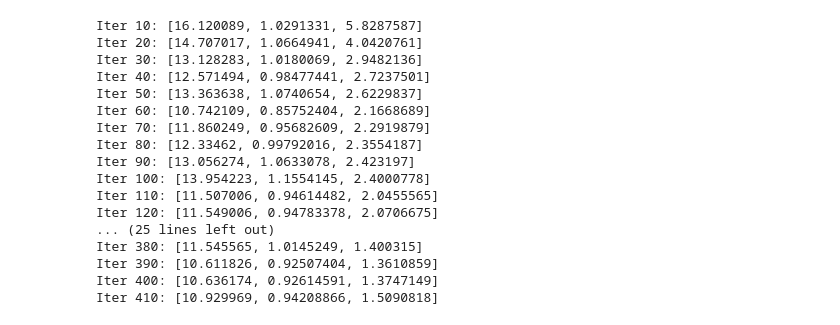
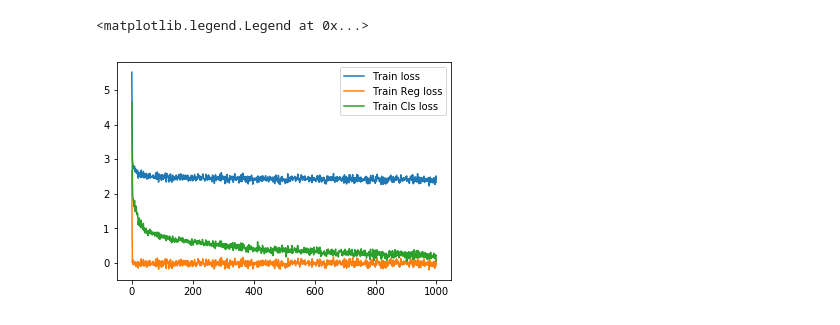
Before and after one commit to analysiscenter/az_training, a Jupyter notebook: base_networks/detection/faster_rcnn_demo.ipynb, the cells around one changed output. Saved outputs shown, nothing was run; the diff lists cells and outputs as text; code cells hidden in the pictures.

```diff
--- a/base_networks/detection/faster_rcnn_demo.ipynb
+++ b/base_networks/detection/faster_rcnn_demo.ipynb
@@ -19,6 +20,6 @@ N_ANCHORS = MAP_SHAPE[0] * MAP_SHAPE[1] * 9
 MNIST_PER_IMAGE = 5
 BATCH_SIZE = 64
 # %%
-ind = DatasetIndex(np.arange(20000))
+ind = DatasetIndex(np.arange(65000))
 mnist = Dataset(ind, batch_class=DetectionMnist)
 mnist.cv_split([0.9, 0.1])
@@ -99,7 +44,7 @@ test_feed_dict = {'images': B('images'),
                    'bbox_targets': B('reg')}
 # %%
 train_pp = (mnist.train.p
-            .init_model('static', FRCNNModel, 'frcnn', config=model_config)
+            .init_model('static', RPNModel, 'rpn', config=model_config)
             .init_variable('loss_history', init_on_each_run=list)
             .init_variable('IoU_predictions', init_on_each_run=list)
             .load_images()
@@ -107,7 +52,7 @@ train_pp = (mnist.train.p
             .create_anchors(IMAGE_SHAPE, MAP_SHAPE)
             .create_reg_cls()
             .param_reg()
-            .train_model('frcnn',
+            .train_model('rpn',
                          fetches=['loss', 'reg_loss', 'cls_loss'],
                          feed_dict=train_feed_dict,
                          save_to=V('loss_history'),
@@ -116,27 +81,10 @@ train_pp = (mnist.train.p
 # %%
-for i in range(500):
-    batch = train_pp.next_batch(BATCH_SIZE, n_epochs=None, shuffle=True)
-    if (i+1) % 10 == 0:
+for i in tqdm(range(1000)):
+    train_pp.next_batch(BATCH_SIZE, n_epochs=None, shuffle=True)
+    test_pp.next_batch(BATCH_SIZE, n_epochs=None, shuffle=True)
+    #if (i+1) % 10 == 0:
         #print(batch.data.bbox_batch_sizes)
-        print('Iter {}: {}'.format(i+1, train_pp.get_variable('loss_history')[-1]))
+        #print('Iter {}: {}'.format(i+1, train_pp.get_variable('loss_history')[-1]))
-# %% [output]
-Iter 10: [16.120089, 1.0291331, 5.8287587]
-Iter 20: [14.707017, 1.0664941, 4.0420761]
-Iter 30: [13.128283, 1.0180069, 2.9482136]
-Iter 40: [12.571494, 0.98477441, 2.7237501]
-Iter 50: [13.363638, 1.0740654, 2.6229837]
-Iter 60: [10.742109, 0.85752404, 2.1668689]
-Iter 70: [11.860249, 0.95682609, 2.2919879]
-Iter 80: [12.33462, 0.99792016, 2.3554187]
-Iter 90: [13.056274, 1.0633078, 2.423197]
-Iter 100: [13.954223, 1.1554145, 2.4000778]
-Iter 110: [11.507006, 0.94614482, 2.0455565]
-Iter 120: [11.549006, 0.94783378, 2.0706675]
-... (25 lines left out)
-Iter 380: [11.545565, 1.0145249, 1.400315]
-Iter 390: [10.611826, 0.92507404, 1.3610859]
-Iter 400: [10.636174, 0.92614591, 1.3747149]
-Iter 410: [10.929969, 0.94208866, 1.5090818]
 # %%
 reg_loss = np.array(train_pp.get_variable('loss_history'))[:,1]
 cls_loss = np.array(train_pp.get_variable('loss_history'))[:,2]
@@ -144,5 +96,8 @@ total_loss = np.array(train_pp.get_variable('loss_history'))[:,0]
 # %%
-plt.plot(np.log(total_loss), label='Total loss')
-plt.plot(np.log(reg_loss), label='Reg loss')
-plt.plot(np.log(cls_loss), label='Cls loss')
+plt.plot(np.log(total_loss), label='Train loss')
+plt.plot(np.log(reg_loss), label='Train Reg loss')
+plt.plot(np.log(cls_loss), label='Train Cls loss')
 plt.legend()
+# %% [output]
+<matplotlib.legend.Legend at 0x...>
+[figure, added]
```
Also changed, not shown: parts of 10 cells of this notebook, 2 other files.
